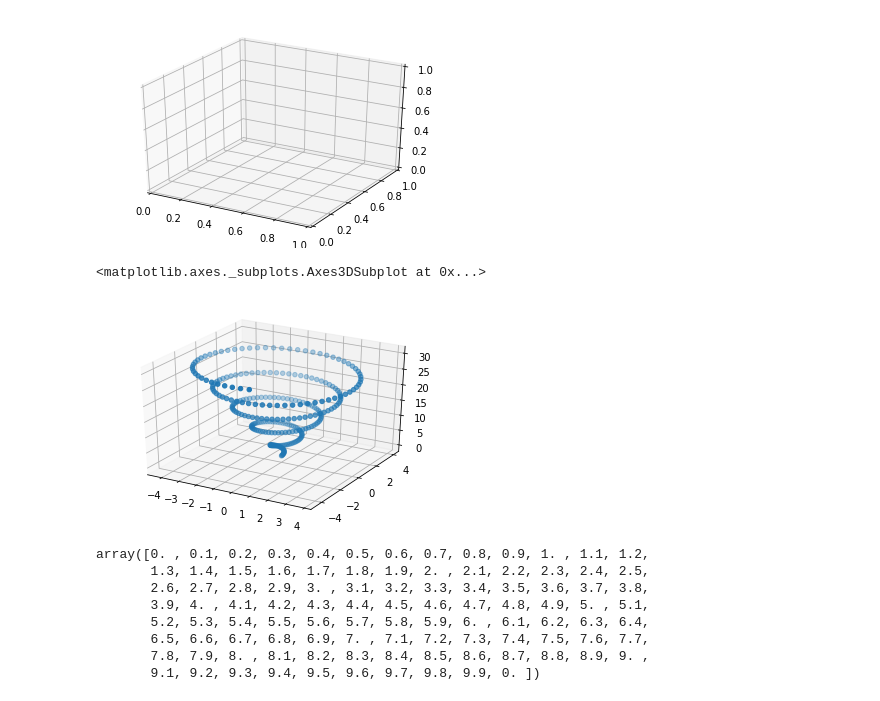
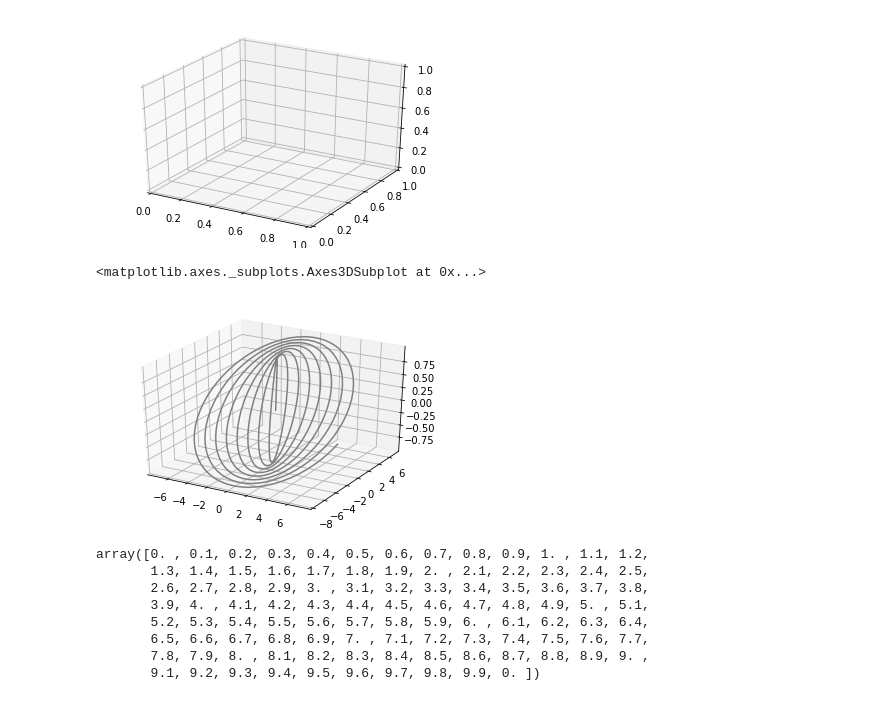
Before and after one commit to mon-neutrino/math-physicsy-stuff, a Jupyter notebook: physicsbeyond/L6/motion.ipynb, the cells around one changed output. Cells and saved outputs as stored; diff of their text form; code cells hidden in the pictures.

```diff
--- a/physicsbeyond/L6/motion.ipynb
+++ b/physicsbeyond/L6/motion.ipynb
@@ -18,11 +18,13 @@ from mpl_toolkits import mplot3d
 # %% [markdown]
 #### input
 # %%
+final_time = 5
+
 #number of time steps
-N = 15
+N = 100
 
 # set time step
-dt = 0.1
+dt = final_time/N
 
 # define func for trajectory
 # input - time t
@@ -41,10 +43,10 @@ def trajectory_spiral(r,a):
 # %%
 def trajectory_spiral3d(r,a,h):
     # spiral motion
-    return np.array([r*cos(a),r*sin(a),h])
+    return np.array([r*cos(a),r*sin(a),sin(h)])
 # %%
 #initialize spiral vars
-S = 300
+S = 500
 
 dr = 0.015
 da = 0.1 # radians
@@ -185,20 +187,21 @@ ax = plt.axes(projection='3d')
 [figure]
 # %%
 #spiral3d
+
 ax = plt.axes(projection='3d')
 
 x_pointss3d = points_s3d[:,0]
 y_pointss3d = points_s3d[:,1]
 z_pointss3d = points_s3d[:,2]
 
-ax.scatter3D(x_pointss3d, y_pointss3d, z_pointss3d, 'gray')
+ax.plot3D(x_pointss3d, y_pointss3d, z_pointss3d, 'gray')
 #plt.xlim(-2.5,2.5)
 #plt.ylim(-2.5,2.5)
 
 ax
 # %% [output]
 <matplotlib.axes._subplots.Axes3DSubplot at 0x...>
-[figure, old version]
+[figure, new version]
 # %%
 x_points
 # %% [output]
```
Also changed, not shown: parts of 1 cell of this notebook, 1 other file.
